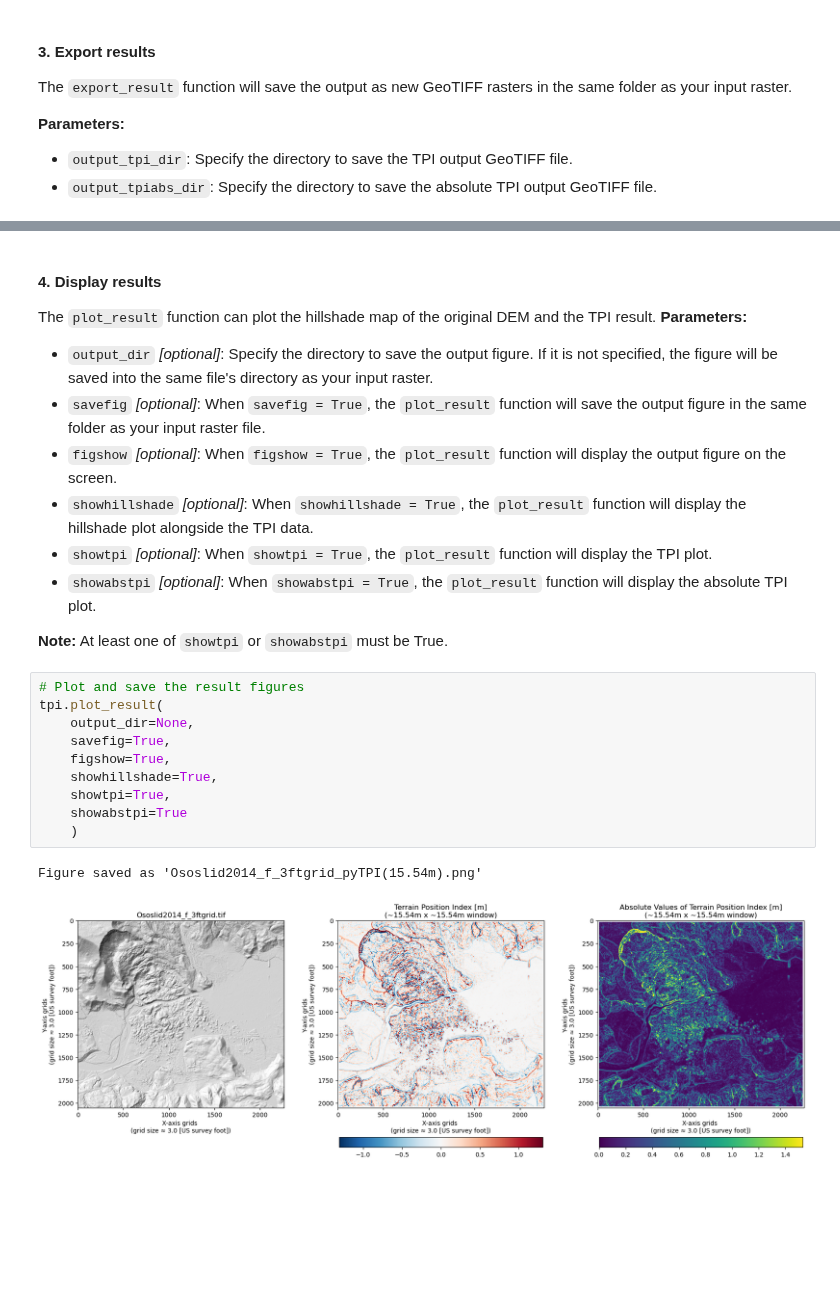
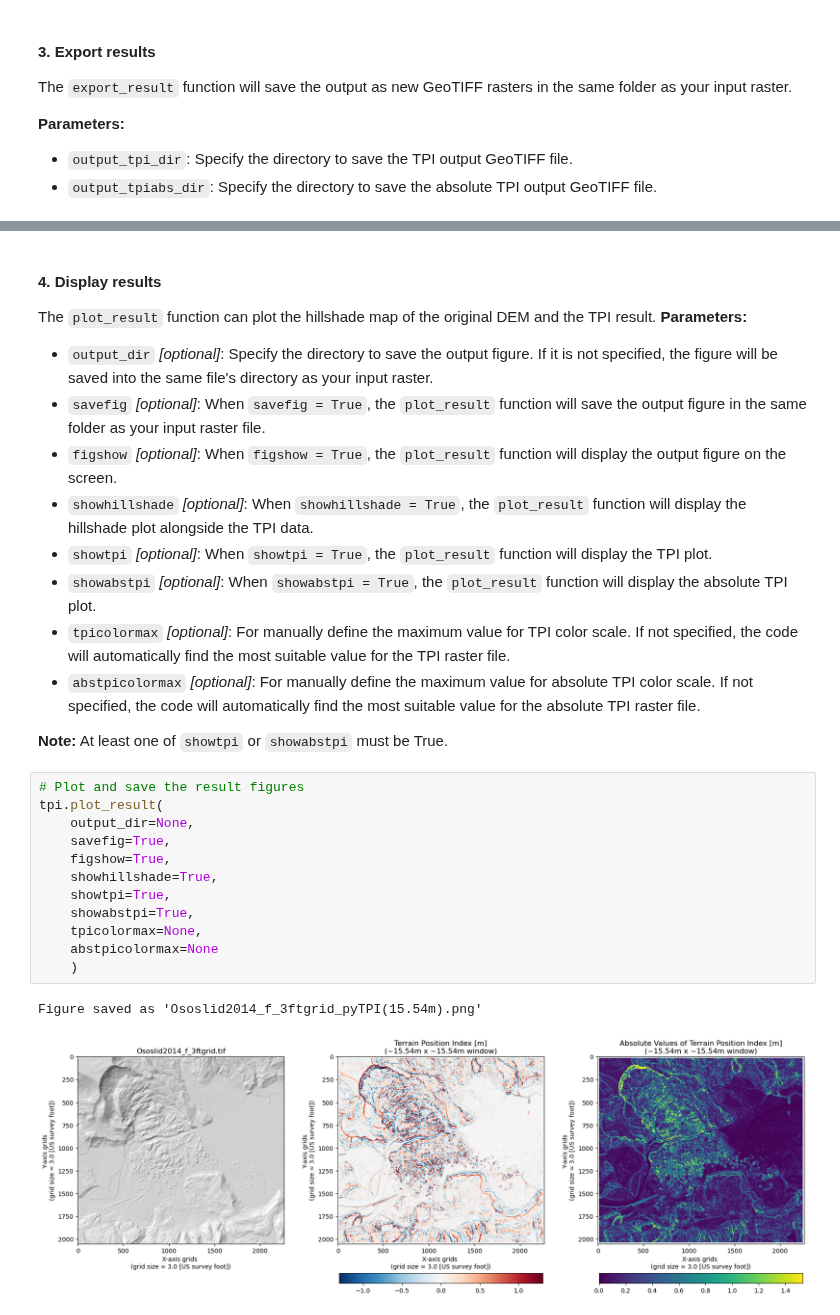
Before and after one commit to GeoLarryLai/pyTopoComplexity, a Jupyter notebook: Example_pytpi.ipynb, the cells around one changed output, grey strips where cells are left out. Drawn from its saved outputs; the diff is of its cells as text; blank space fills up the shorter version.

```diff
--- a/Example_pytpi.ipynb
+++ b/Example_pytpi.ipynb
@@ -128,18 +128,22 @@ The `plot_result` function can plot the hillshade map of the original DEM and th
 * `showhillshade` *[optional]*: When `showhillshade = True`, the `plot_result` function will display the hillshade plot alongside the TPI data.
 * `showtpi` *[optional]*: When `showtpi = True`, the `plot_result` function will display the TPI plot.
 * `showabstpi` *[optional]*: When `showabstpi = True`, the `plot_result` function will display the absolute TPI plot.
+* `tpicolormax` *[optional]*: For manually define the maximum value for TPI color scale. If not specified, the code will automatically find the most suitable value for the TPI raster file.
+* `abstpicolormax` *[optional]*: For manually define the maximum value for absolute TPI color scale. If not specified, the code will automatically find the most suitable value for the absolute TPI raster file.
 
 **Note:** At least one of `showtpi` or `showabstpi` must be True.
 # %%
 # Plot and save the result figures
 tpi.plot_result(
     output_dir=None,
     savefig=True,
     figshow=True,
     showhillshade=True,
     showtpi=True,
-    showabstpi=True
+    showabstpi=True,
+    tpicolormax=None,
+    abstpicolormax=None
     )
 # %% [output]
 Figure saved as 'Ososlid2014_f_3ftgrid_pyTPI(15.54m).png'
-[figure, old version]
+[figure, new version]
```
Also changed, not shown: parts of 3 cells of this notebook, 8 other files.
